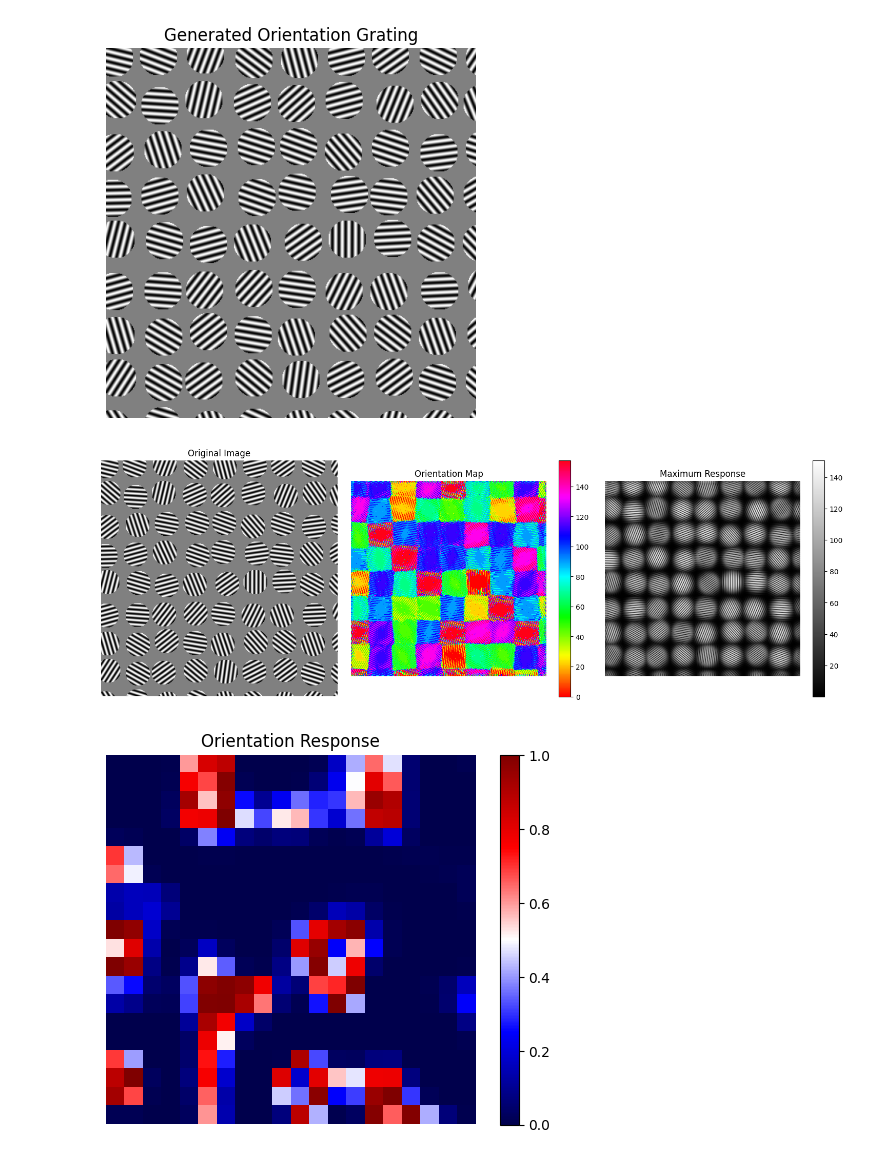
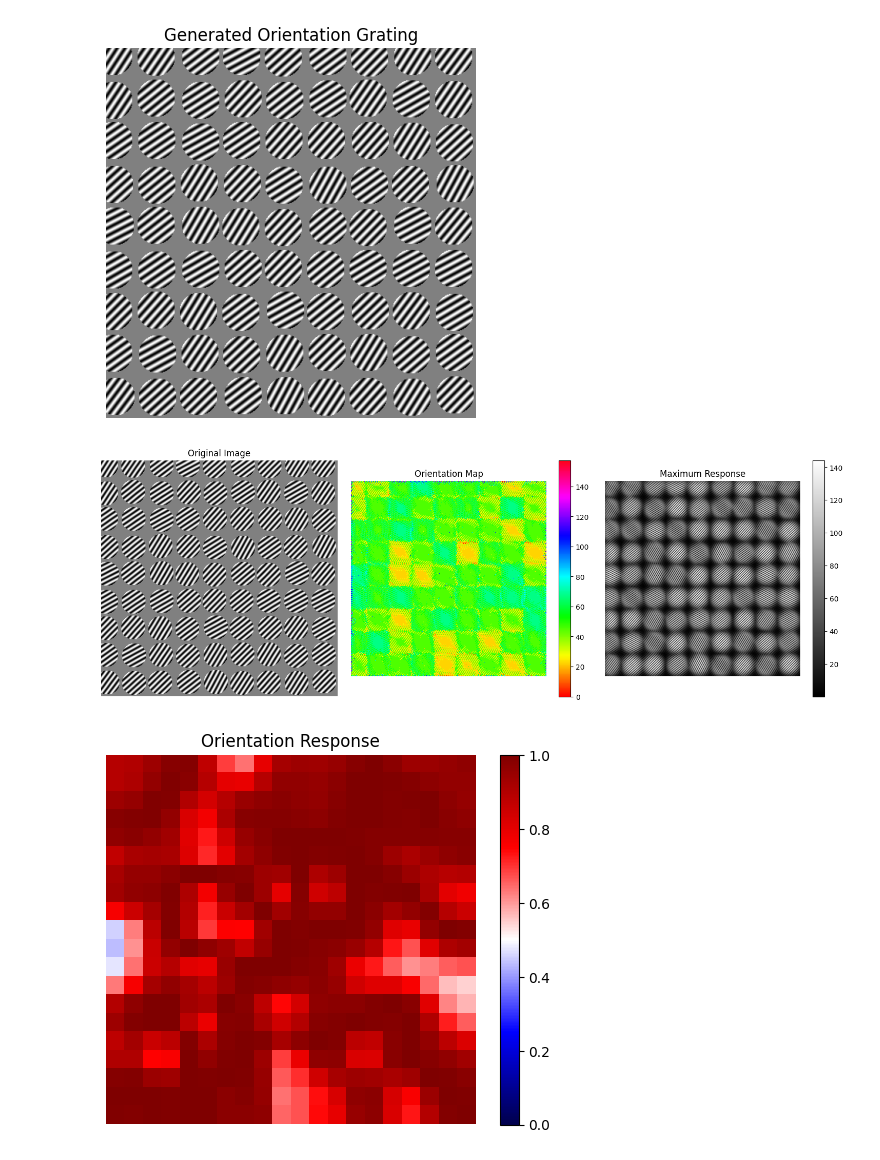
Before and after one commit to ccnmaastricht/NeuralSynchrony-FigureGround-Orientation, a Jupyter notebook: notebooks/orientation_tuning.ipynb, the cells around one changed output. Drawn from its saved outputs; the diff is of its cells as text; code cells hidden in the pictures.

```diff
--- a/notebooks/orientation_tuning.ipynb
+++ b/notebooks/orientation_tuning.ipynb
@@ -335,24 +335,24 @@ def gabor_kernel(frequency, theta, sigma_x, sigma_y):
 # %%
 
 parameters_orientation = {
     'stimulus_resolution': 480,
     'patch_resolution': 50,
     'patch_type': 'orientation',
     'orientation_diameter': 1,
     'reference_orientation': 45,
-    'heterogeneity': 1,
+    'heterogeneity': 0.2,
     'orientation_frequency': 5.7,  # Frequency parameter for orientation patch
 }
 
 stimulus_gen = StimulusGenerator(parameters_orientation)
-stimulus = stimulus_gen.generate(scaling_factor=1.2)
+stimulus = stimulus_gen.generate(scaling_factor=1.1)
 
 plt.imshow(stimulus, cmap='gray')
 plt.title('Generated Orientation Grating')
 plt.axis('off')
 plt.show()
 # %% [output]
-[figure, old version]
+[figure, new version]
 # %%
 def convert_frequencies(stimulus_parameters):
     """
@@ -402,7 +402,7 @@ plt.axis('off')
 plt.tight_layout()
 plt.show()
 # %% [output]
-[figure, old version]
+[figure, new version]
 # %%
 # just for illustration purposes, I will assing all units a preferred orientation of 45 degrees
 
@@ -421,4 +421,4 @@ plt.colorbar()
 plt.axis('off')
 plt.show()
 # %% [output]
-[figure, old version]
+[figure, new version]
```
Also changed, not shown: parts of 7 cells of this notebook.
